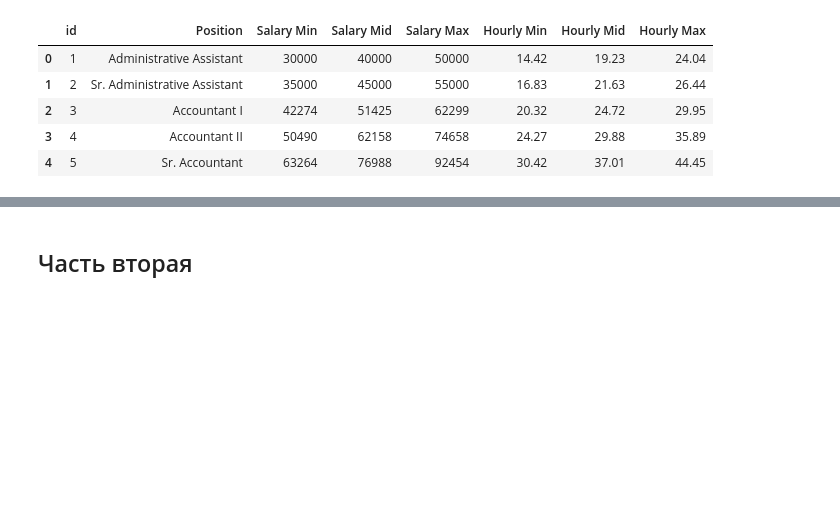
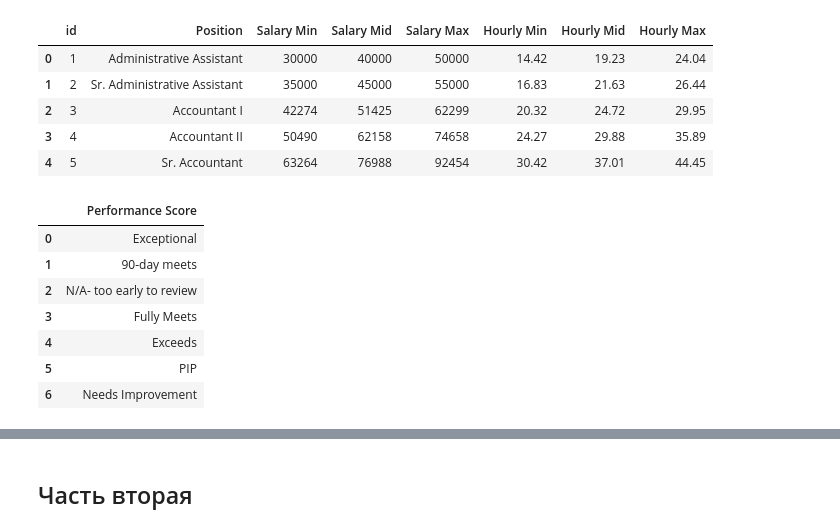
Before and after one commit to vegorovmsk/project_2_skillbox, a Jupyter notebook: Coursework_analytics_2.ipynb, the cells around one changed output, grey strips where cells are left out. Cells and saved outputs as stored; diff of their text form; code cells hidden in the pictures; blank space fills up the shorter version.

```diff
--- a/Coursework_analytics_2.ipynb
+++ b/Coursework_analytics_2.ipynb
@@ -83,3 +98,18 @@ pd.read_sql_query("SELECT * FROM salary_grid LIMIT 5;", conn)
 | 2 | 3 | Accountant I | 42274 | 51425 | 62299 | 20.32 | 24.72 | 29.95 |
 | 3 | 4 | Accountant II | 50490 | 62158 | 74658 | 24.27 | 29.88 | 35.89 |
 | 4 | 5 | Sr. Accountant | 63264 | 76988 | 92454 | 30.42 | 37.01 | 44.45 |
+# %%
+# Какие есть варианты "Performance Score"
+
+pd.read_sql_query("""SELECT DISTINCT "Performance Score"
+                     FROM hr_dataset;
+                  """, conn)
+# %% [output]
+|  | Performance Score |
+| 0 | Exceptional |
+| 1 | 90-day meets |
+| 2 | N/A- too early to review |
+| 3 | Fully Meets |
+| 4 | Exceeds |
+| 5 | PIP |
+| 6 | Needs Improvement |
```
Also changed, not shown: parts of 10 cells of this notebook.
